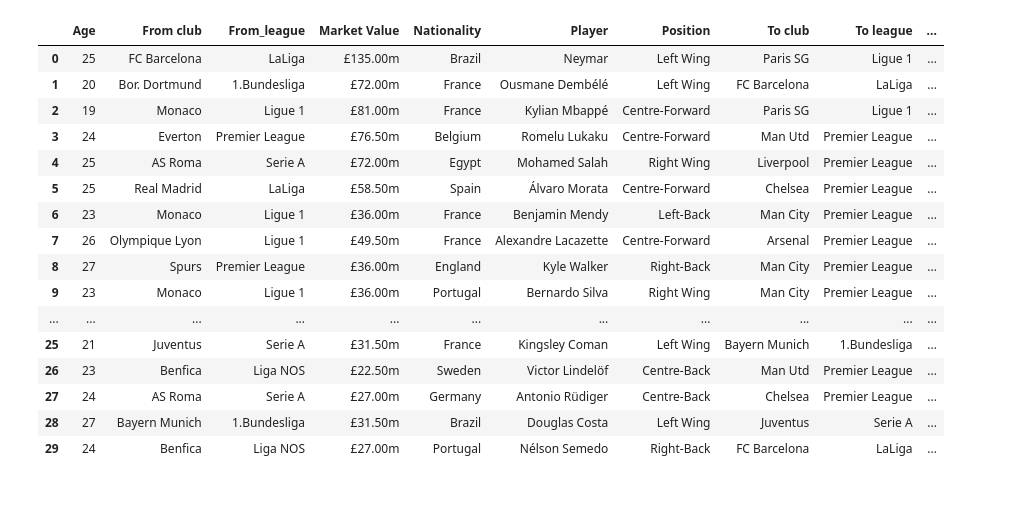
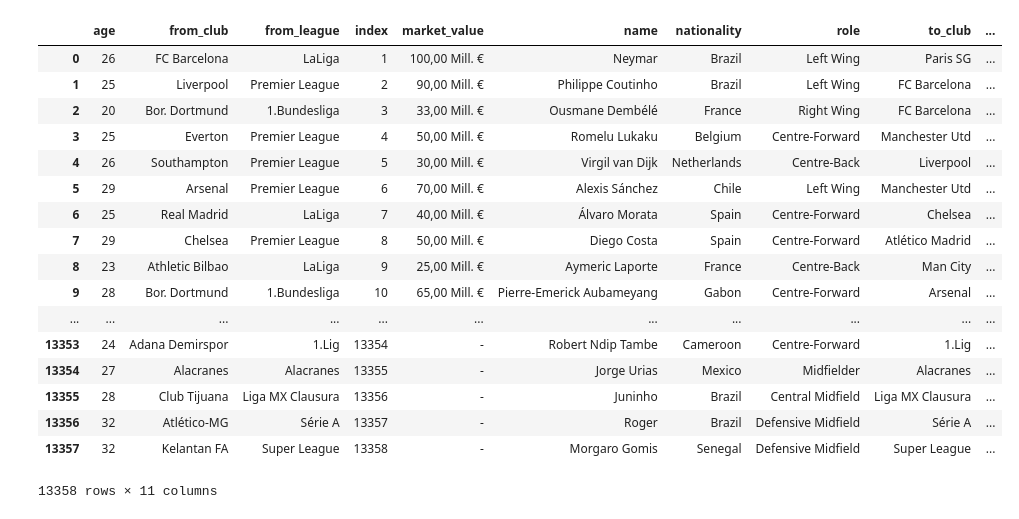
Before and after one commit to Sambeth/top_football_transfers-2017-18, a Jupyter notebook: Top Transfers 2017-18.ipynb, the cells around one changed output. Saved outputs shown, nothing was run; the diff lists cells and outputs as text; code cells hidden in the pictures.

Commit message:
structured code in top transfers 2017-18

```diff
--- a/Top Transfers 2017-18.ipynb
+++ b/Top Transfers 2017-18.ipynb
@@ -8,0 +24,13 @@ Index  |Player  | Role | Age | Market Value | Nationality | Moving from Team  |
+# %%
+def get_url(base_url, page_url):
+    for page_num in range(1, total_pages + 1):
+        url = base_url + page_url.format(page_num)
+        yield url
+# %%
+def soup_loop(soup):
+    for row in soup.find_all(name='table', attrs={'class':'items'}):
+        for table_body in row.find_all(name='tbody'):
+            for table_row in table_body.find_all(name='tr', attrs={'class':['odd', 'even']}):
+                transfers.append([row for row in table_row.children])
+# %%
+url = get_url(base_url, page_url)
@@ -102,21 +146,24 @@ dataset = pd.DataFrame(top_transfers)
-# %%
-dataset.head(30)
-# %% [output]
-|  | Age | From club | From_league | Market Value | Nationality | Player | Position | To club | To league | ... |
-| 0 | 25 | FC Barcelona | LaLiga | £135.00m | Brazil | Neymar | Left Wing | Paris SG | Ligue 1 | ... |
-| 1 | 20 | Bor. Dortmund | 1.Bundesliga | £72.00m | France | Ousmane Dembélé | Left Wing | FC Barcelona | LaLiga | ... |
-| 2 | 19 | Monaco | Ligue 1 | £81.00m | France | Kylian Mbappé | Centre-Forward | Paris SG | Ligue 1 | ... |
-| 3 | 24 | Everton | Premier League | £76.50m | Belgium | Romelu Lukaku | Centre-Forward | Man Utd | Premier League | ... |
-| 4 | 25 | AS Roma | Serie A | £72.00m | Egypt | Mohamed Salah | Right Wing | Liverpool | Premier League | ... |
-| 5 | 25 | Real Madrid | LaLiga | £58.50m | Spain | Álvaro Morata | Centre-Forward | Chelsea | Premier League | ... |
-| 6 | 23 | Monaco | Ligue 1 | £36.00m | France | Benjamin Mendy | Left-Back | Man City | Premier League | ... |
-| 7 | 26 | Olympique Lyon | Ligue 1 | £49.50m | France | Alexandre Lacazette | Centre-Forward | Arsenal | Premier League | ... |
-| 8 | 27 | Spurs | Premier League | £36.00m | England | Kyle Walker | Right-Back | Man City | Premier League | ... |
-| 9 | 23 | Monaco | Ligue 1 | £36.00m | Portugal | Bernardo Silva | Right Wing | Man City | Premier League | ... |
-| ... | ... | ... | ... | ... | ... | ... | ... | ... | ... | ... |
-| 25 | 21 | Juventus | Serie A | £31.50m | France | Kingsley Coman | Left Wing | Bayern Munich | 1.Bundesliga | ... |
-| 26 | 23 | Benfica | Liga NOS | £22.50m | Sweden | Victor Lindelöf | Centre-Back | Man Utd | Premier League | ... |
-| 27 | 24 | AS Roma | Serie A | £27.00m | Germany | Antonio Rüdiger | Centre-Back | Chelsea | Premier League | ... |
-| 28 | 27 | Bayern Munich | 1.Bundesliga | £31.50m | Brazil | Douglas Costa | Left Wing | Juventus | Serie A | ... |
-| 29 | 24 | Benfica | Liga NOS | £27.00m | Portugal | Nélson Semedo | Right-Back | FC Barcelona | LaLiga | ... |
+# %%
+data = pd.DataFrame(data=players)
+# %%
+data
+# %% [output]
+|  | age | from_club | from_league | index | market_value | name | nationality | role | to_club | ... |
+| 0 | 26 | FC Barcelona | LaLiga | 1 | 100,00 Mill. € | Neymar | Brazil | Left Wing | Paris SG | ... |
+| 1 | 25 | Liverpool | Premier League | 2 | 90,00 Mill. € | Philippe Coutinho | Brazil | Left Wing | FC Barcelona | ... |
+| 2 | 20 | Bor. Dortmund | 1.Bundesliga | 3 | 33,00 Mill. € | Ousmane Dembélé | France | Right Wing | FC Barcelona | ... |
+| 3 | 25 | Everton | Premier League | 4 | 50,00 Mill. € | Romelu Lukaku | Belgium | Centre-Forward | Manchester Utd | ... |
+| 4 | 26 | Southampton | Premier League | 5 | 30,00 Mill. € | Virgil van Dijk | Netherlands | Centre-Back | Liverpool | ... |
+| 5 | 29 | Arsenal | Premier League | 6 | 70,00 Mill. € | Alexis Sánchez | Chile | Left Wing | Manchester Utd | ... |
+| 6 | 25 | Real Madrid | LaLiga | 7 | 40,00 Mill. € | Álvaro Morata | Spain | Centre-Forward | Chelsea | ... |
+| 7 | 29 | Chelsea | Premier League | 8 | 50,00 Mill. € | Diego Costa | Spain | Centre-Forward | Atlético Madrid | ... |
+| 8 | 23 | Athletic Bilbao | LaLiga | 9 | 25,00 Mill. € | Aymeric Laporte | France | Centre-Back | Man City | ... |
+| 9 | 28 | Bor. Dortmund | 1.Bundesliga | 10 | 65,00 Mill. € | Pierre-Emerick Aubameyang | Gabon | Centre-Forward | Arsenal | ... |
+| ... | ... | ... | ... | ... | ... | ... | ... | ... | ... | ... |
+| 13353 | 24 | Adana Demirspor | 1.Lig | 13354 | - | Robert Ndip Tambe | Cameroon | Centre-Forward | 1.Lig | ... |
+| 13354 | 27 | Alacranes | Alacranes | 13355 | - | Jorge Urias | Mexico | Midfielder | Alacranes | ... |
+| 13355 | 28 | Club Tijuana | Liga MX Clausura | 13356 | - | Juninho | Brazil | Central Midfield | Liga MX Clausura | ... |
+| 13356 | 32 | Atlético-MG | Série A | 13357 | - | Roger | Brazil | Defensive Midfield | Série A | ... |
+| 13357 | 32 | Kelantan FA | Super League | 13358 | - | Morgaro Gomis | Senegal | Defensive Midfield | Super League | ... |
+13358 rows × 11 columns
 # %%
```
Also changed, not shown: parts of 20 cells of this notebook, 3 other files.
